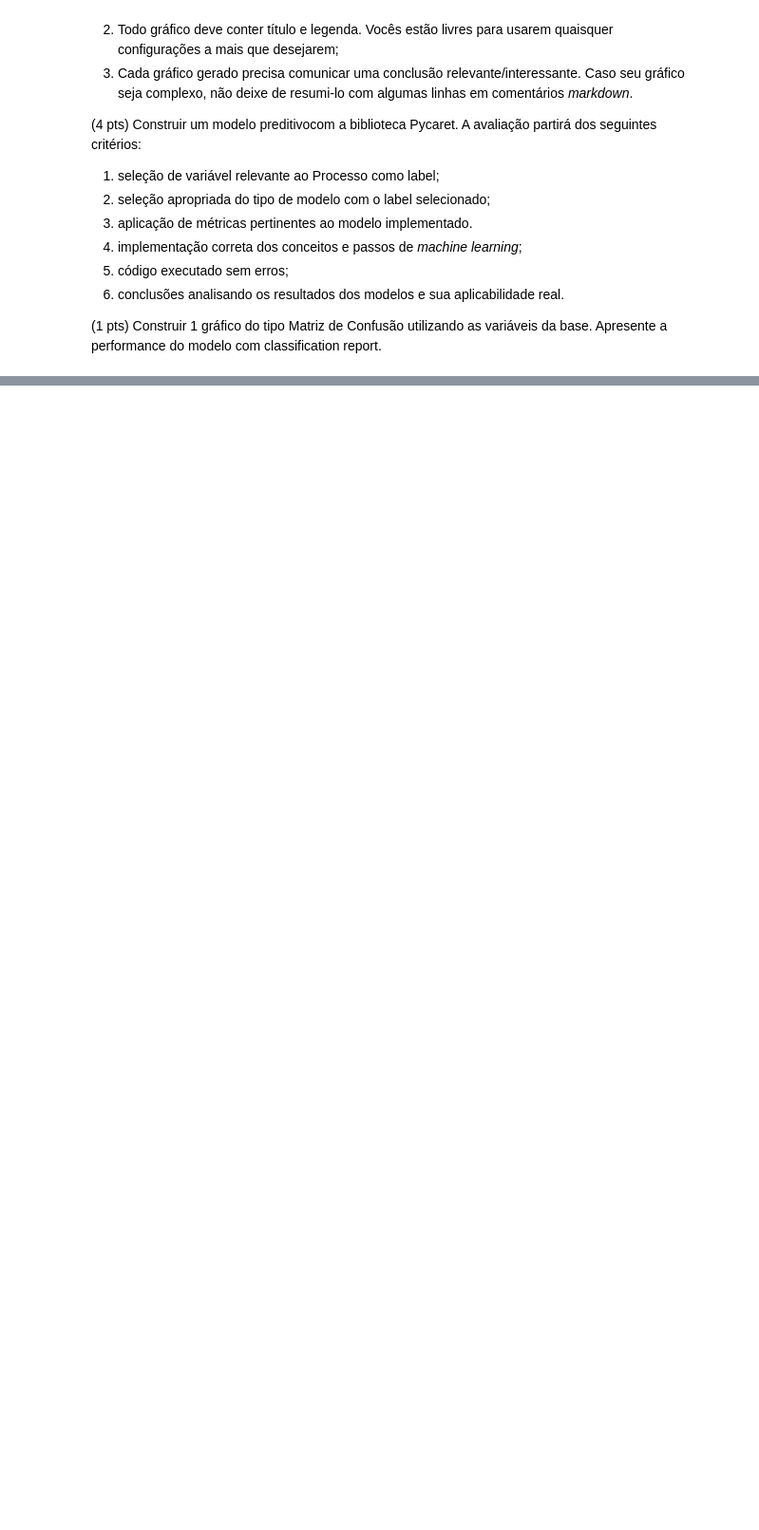
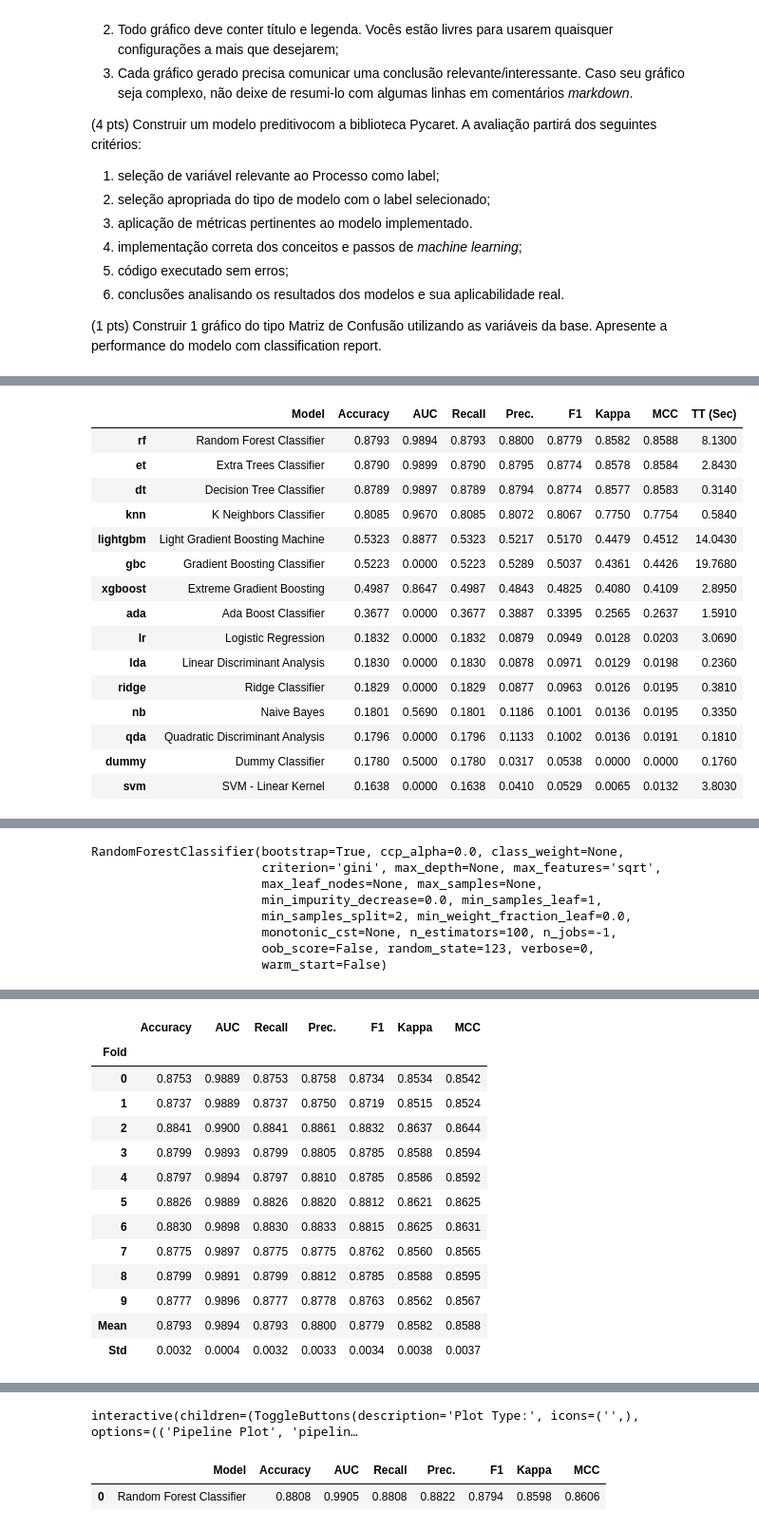
Before and after one commit to lucasthalless/CP-IA-EDA-ML, a Jupyter notebook: Checkpoint_IA_TDS.ipynb, the cells around one changed output, grey strips where cells are left out. Shown at 95% size. Drawn from its saved outputs; the diff is of its cells as text; code cells hidden in the pictures; blank space fills up the shorter version.

```diff
--- a/Checkpoint_IA_TDS.ipynb
+++ b/Checkpoint_IA_TDS.ipynb
@@ -85,0 +246,25 @@ data
+# %%
+from pycaret.classification import *
+
+# Preparar os dados
+# Selecionamos 'Diagnostic' como a variável alvo
+clf = setup(data, target='Diagnostic', session_id=123, verbose=False)
+
+# Comparar os principais modelos de classificação
+best_model = compare_models()
+
+# Exibir o modelo com o melhor desempenho
+print(best_model)
+
+# Treinar o melhor modelo
+trained_model = create_model(best_model)
+
+# Avaliar o modelo com métricas pertinentes
+evaluate_model(trained_model)
+
+# Fazer previsões
+predictions = predict_model(trained_model)
+
+# Exibir previsões
+print(predictions)
+# %% [output]
@@ -85,0 +272,16 @@ data
+|  | Model | Accuracy | AUC | Recall | Prec. | F1 | Kappa | MCC | TT (Sec) |
+| rf | Random Forest Classifier | 0.8793 | 0.9894 | 0.8793 | 0.8800 | 0.8779 | 0.8582 | 0.8588 | 8.1300 |
+| et | Extra Trees Classifier | 0.8790 | 0.9899 | 0.8790 | 0.8795 | 0.8774 | 0.8578 | 0.8584 | 2.8430 |
+| dt | Decision Tree Classifier | 0.8789 | 0.9897 | 0.8789 | 0.8794 | 0.8774 | 0.8577 | 0.8583 | 0.3140 |
+| knn | K Neighbors Classifier | 0.8085 | 0.9670 | 0.8085 | 0.8072 | 0.8067 | 0.7750 | 0.7754 | 0.5840 |
+| lightgbm | Light Gradient Boosting Machine | 0.5323 | 0.8877 | 0.5323 | 0.5217 | 0.5170 | 0.4479 | 0.4512 | 14.0430 |
+| gbc | Gradient Boosting Classifier | 0.5223 | 0.0000 | 0.5223 | 0.5289 | 0.5037 | 0.4361 | 0.4426 | 19.7680 |
+| xgboost | Extreme Gradient Boosting | 0.4987 | 0.8647 | 0.4987 | 0.4843 | 0.4825 | 0.4080 | 0.4109 | 2.8950 |
+| ada | Ada Boost Classifier | 0.3677 | 0.0000 | 0.3677 | 0.3887 | 0.3395 | 0.2565 | 0.2637 | 1.5910 |
+| lr | Logistic Regression | 0.1832 | 0.0000 | 0.1832 | 0.0879 | 0.0949 | 0.0128 | 0.0203 | 3.0690 |
+| lda | Linear Discriminant Analysis | 0.1830 | 0.0000 | 0.1830 | 0.0878 | 0.0971 | 0.0129 | 0.0198 | 0.2360 |
+| ridge | Ridge Classifier | 0.1829 | 0.0000 | 0.1829 | 0.0877 | 0.0963 | 0.0126 | 0.0195 | 0.3810 |
+| nb | Naive Bayes | 0.1801 | 0.5690 | 0.1801 | 0.1186 | 0.1001 | 0.0136 | 0.0195 | 0.3350 |
+| qda | Quadratic Discriminant Analysis | 0.1796 | 0.0000 | 0.1796 | 0.1133 | 0.1002 | 0.0136 | 0.0191 | 0.1810 |
+| dummy | Dummy Classifier | 0.1780 | 0.5000 | 0.1780 | 0.0317 | 0.0538 | 0.0000 | 0.0000 | 0.1760 |
+| svm | SVM - Linear Kernel | 0.1638 | 0.0000 | 0.1638 | 0.0410 | 0.0529 | 0.0065 | 0.0132 | 3.8030 |
@@ -85,0 +289,8 @@ data
+RandomForestClassifier(bootstrap=True, ccp_alpha=0.0, class_weight=None,
+                       criterion='gini', max_depth=None, max_features='sqrt',
+                       max_leaf_nodes=None, max_samples=None,
+                       min_impurity_decrease=0.0, min_samples_leaf=1,
+                       min_samples_split=2, min_weight_fraction_leaf=0.0,
+                       monotonic_cst=None, n_estimators=100, n_jobs=-1,
+                       oob_score=False, random_state=123, verbose=0,
+                       warm_start=False)
@@ -85,0 +298,14 @@ data
+|  | Accuracy | AUC | Recall | Prec. | F1 | Kappa | MCC |
+| Fold |  |  |  |  |  |  |  |
+| 0 | 0.8753 | 0.9889 | 0.8753 | 0.8758 | 0.8734 | 0.8534 | 0.8542 |
+| 1 | 0.8737 | 0.9889 | 0.8737 | 0.8750 | 0.8719 | 0.8515 | 0.8524 |
+| 2 | 0.8841 | 0.9900 | 0.8841 | 0.8861 | 0.8832 | 0.8637 | 0.8644 |
+| 3 | 0.8799 | 0.9893 | 0.8799 | 0.8805 | 0.8785 | 0.8588 | 0.8594 |
+| 4 | 0.8797 | 0.9894 | 0.8797 | 0.8810 | 0.8785 | 0.8586 | 0.8592 |
+| 5 | 0.8826 | 0.9889 | 0.8826 | 0.8820 | 0.8812 | 0.8621 | 0.8625 |
+| 6 | 0.8830 | 0.9898 | 0.8830 | 0.8833 | 0.8815 | 0.8625 | 0.8631 |
+| 7 | 0.8775 | 0.9897 | 0.8775 | 0.8775 | 0.8762 | 0.8560 | 0.8565 |
+| 8 | 0.8799 | 0.9891 | 0.8799 | 0.8812 | 0.8785 | 0.8588 | 0.8595 |
+| 9 | 0.8777 | 0.9896 | 0.8777 | 0.8778 | 0.8763 | 0.8562 | 0.8567 |
+| Mean | 0.8793 | 0.9894 | 0.8793 | 0.8800 | 0.8779 | 0.8582 | 0.8588 |
+| Std | 0.0032 | 0.0004 | 0.0032 | 0.0033 | 0.0034 | 0.0038 | 0.0037 |
@@ -85,0 +313,3 @@ data
+interactive(children=(ToggleButtons(description='Plot Type:', icons=('',), options=(('Pipeline Plot', 'pipelin…
+|  | Model | Accuracy | AUC | Recall | Prec. | F1 | Kappa | MCC |
+| 0 | Random Forest Classifier | 0.8808 | 0.9905 | 0.8808 | 0.8822 | 0.8794 | 0.8598 | 0.8606 |
```
Also changed, not shown: parts of 14 cells of this notebook.
